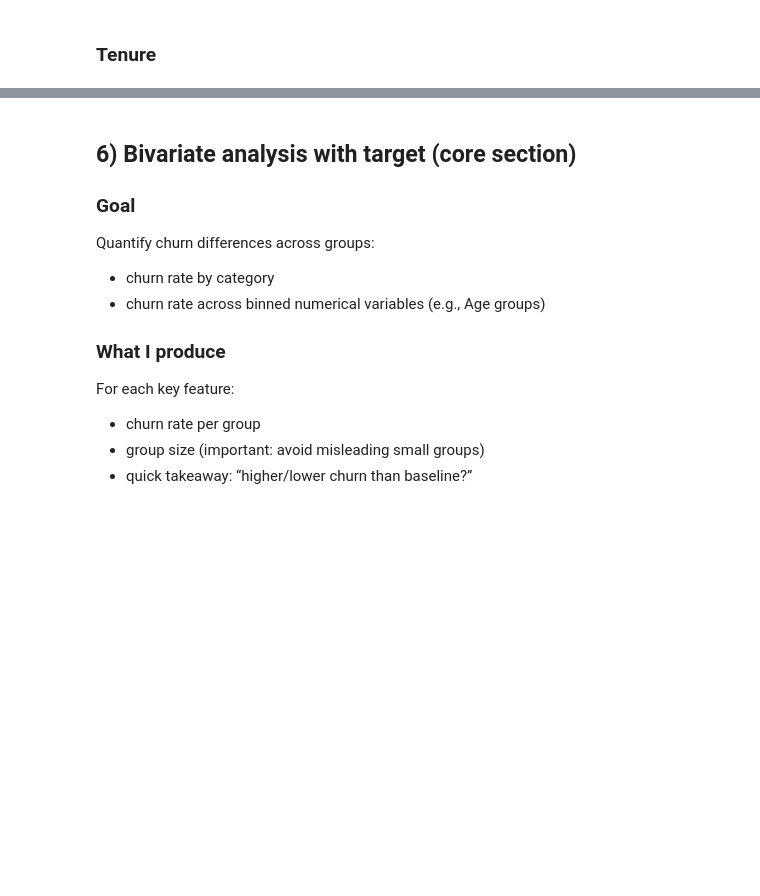
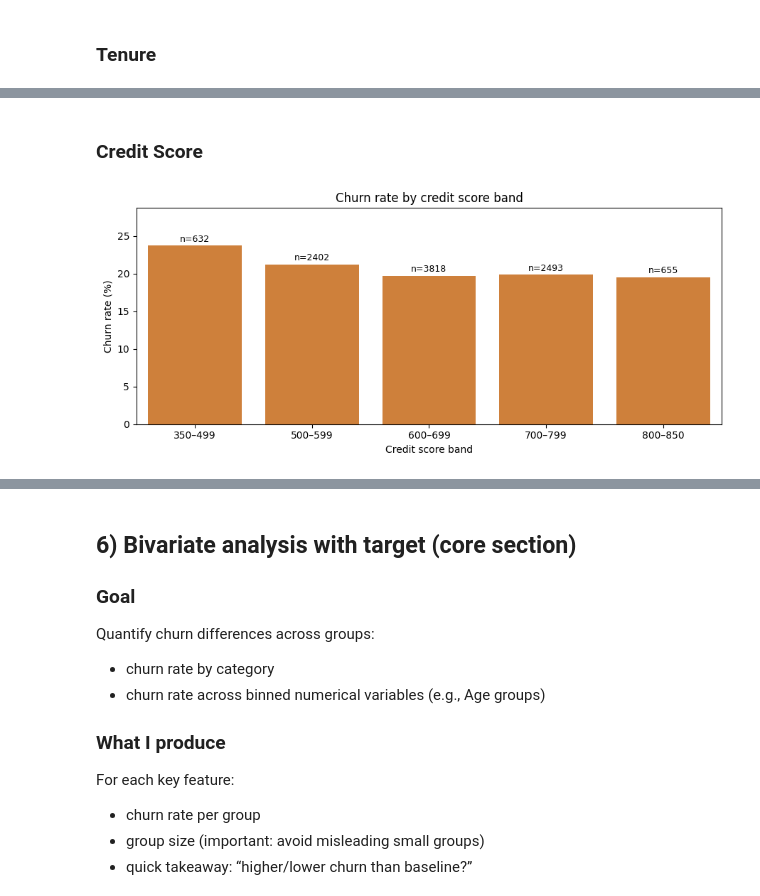
Before and after one commit to lost-95/customer-churn-banking, a Jupyter notebook: notebooks/customerChurnPredictionEda.ipynb, the cells around one changed output, grey strips where cells are left out. Saved outputs shown, nothing was run; the diff lists cells and outputs as text; code cells hidden in the pictures; blank space fills up the shorter version.

```diff
--- a/notebooks/customerChurnPredictionEda.ipynb
+++ b/notebooks/customerChurnPredictionEda.ipynb
@@ -338,0 +374,31 @@ Churn risk increases sharply with age up to the **51–60** segment:
+# %% [markdown]
+### Credit Score
+# %%
+# 1) CreditScore bands (domain-inspired)
+bins = [349, 499, 599, 699, 799, 850]
+labels = ["350–499", "500–599", "600–699", "700–799", "800–850"]
+
+df["CreditScoreBand"] = pd.cut(df["CreditScore"], bins=bins, labels=labels)
+
+# 2) Churn rate + counts
+cs_churn = (
+    df.groupby("CreditScoreBand", observed=True, as_index=False)
+      .agg(churn_rate=("Exited", "mean"), n_customers=("Exited", "size"))
+)
+cs_churn["churn_rate_pct"] = (cs_churn["churn_rate"] * 100).round(2)
+
+# 3) Plot
+plt.figure(figsize=(9,4))
+ax = sns.barplot(data=cs_churn, x="CreditScoreBand", y="churn_rate_pct", color="#E67E22")
+ax.set_title("Churn rate by credit score band")
+ax.set_xlabel("Credit score band")
+ax.set_ylabel("Churn rate (%)")
+
+for i, row in cs_churn.iterrows():
+    ax.text(i, row["churn_rate_pct"] + 0.5, f"n={int(row['n_customers'])}", ha="center", fontsize=9)
+
+plt.ylim(0, cs_churn["churn_rate_pct"].max() + 5)
+plt.tight_layout()
+plt.show()
+# %% [output]
+[figure, added]
```
Also changed, not shown: parts of 5 cells of this notebook.
